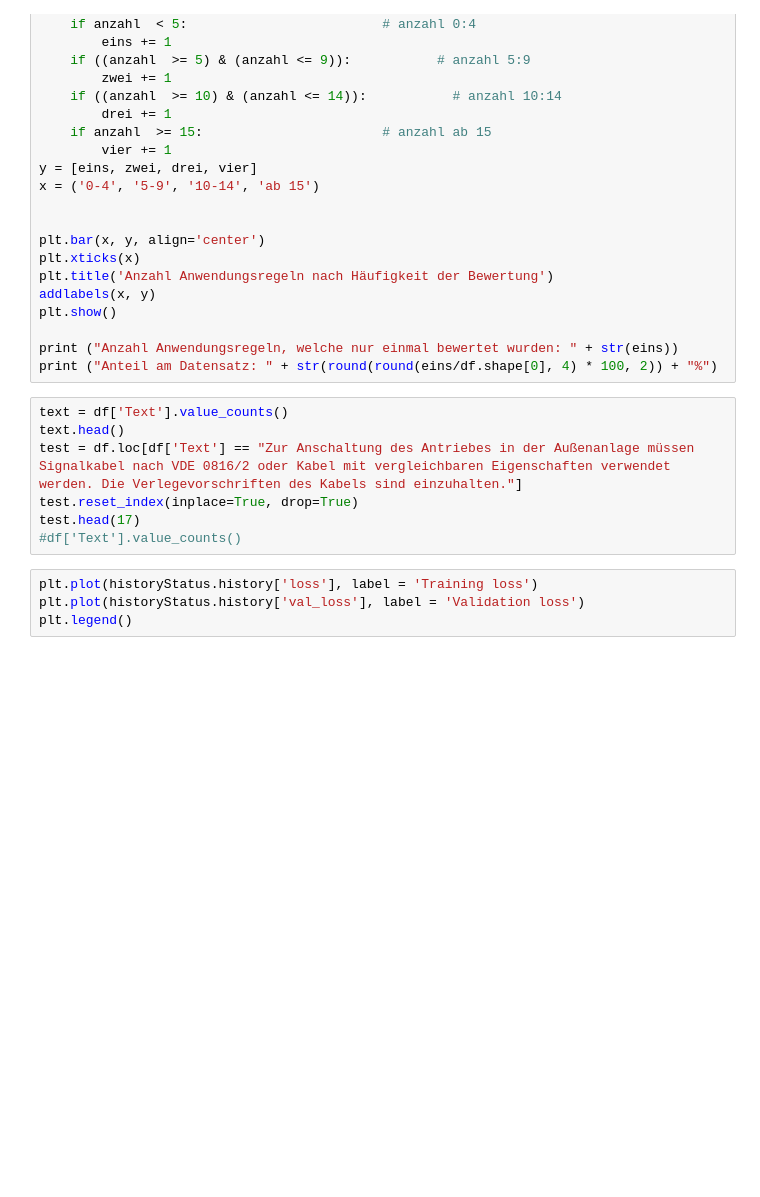
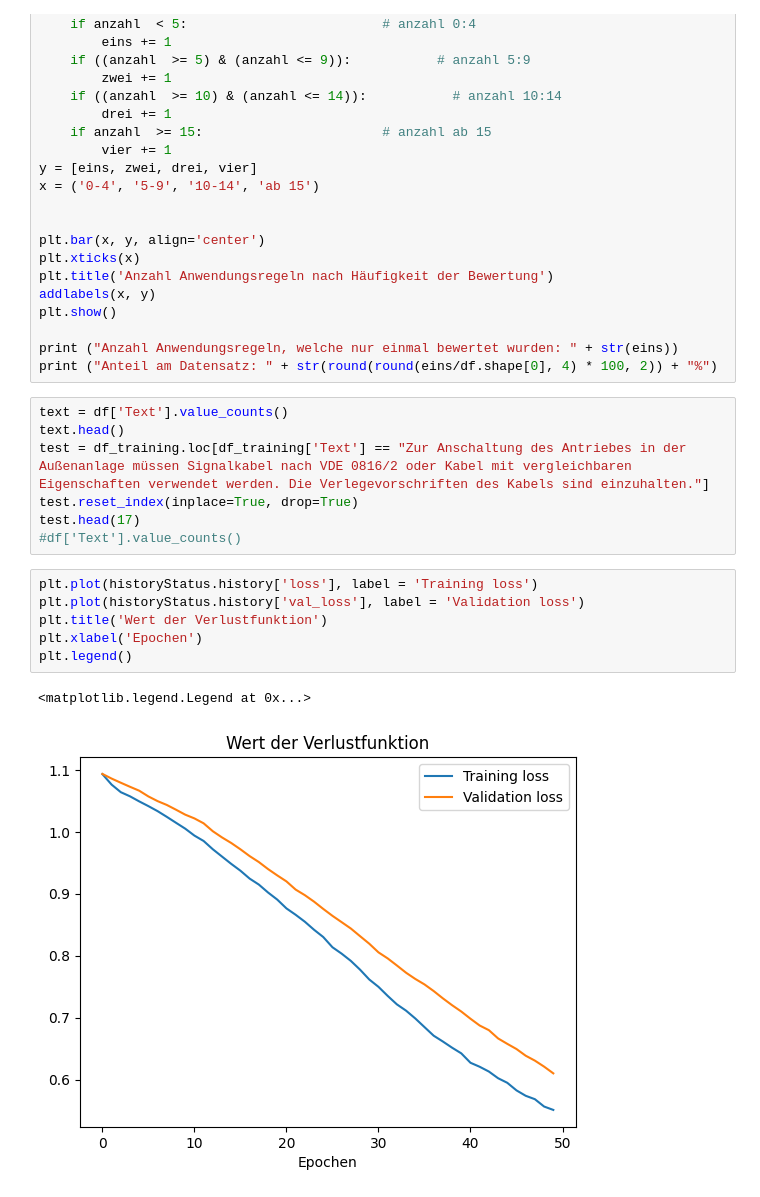
Before and after one commit to erkangrn/Bachelorarbeit, a Jupyter notebook: Code/Working/BSC_AI_Modell.ipynb, the cells around one changed output. Drawn from its saved outputs; the diff is of its cells as text; blank space fills up the shorter version.

```diff
--- a/Code/Working/BSC_AI_Modell.ipynb
+++ b/Code/Working/BSC_AI_Modell.ipynb
@@ -258,11 +354,16 @@ print ("Anteil am Datensatz: " + str(round(round(eins/df.shape[0], 4) * 100, 2))
 # %%
 text = df['Text'].value_counts()
 text.head()
-test = df.loc[df['Text'] == "Zur Anschaltung des Antriebes in der Außenanlage müssen Signalkabel nach VDE 0816/2 oder Kabel mit vergleichbaren Eigenschaften verwendet werden. Die Verlegevorschriften des Kabels sind einzuhalten."]
+test = df_training.loc[df_training['Text'] == "Zur Anschaltung des Antriebes in der Außenanlage müssen Signalkabel nach VDE 0816/2 oder Kabel mit vergleichbaren Eigenschaften verwendet werden. Die Verlegevorschriften des Kabels sind einzuhalten."]
 test.reset_index(inplace=True, drop=True)
 test.head(17)
 #df['Text'].value_counts()
 # %%
 plt.plot(historyStatus.history['loss'], label = 'Training loss')
 plt.plot(historyStatus.history['val_loss'], label = 'Validation loss')
+plt.title('Wert der Verlustfunktion')
+plt.xlabel('Epochen')
 plt.legend()
+# %% [output]
+<matplotlib.legend.Legend at 0x...>
+[figure, added]
```
Also changed, not shown: parts of 9 cells of this notebook, 8 other files.
